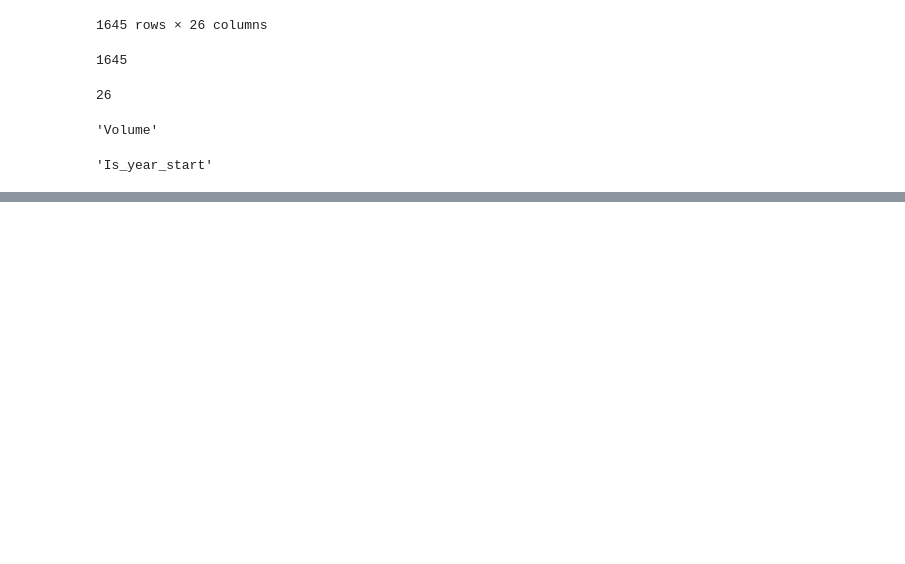
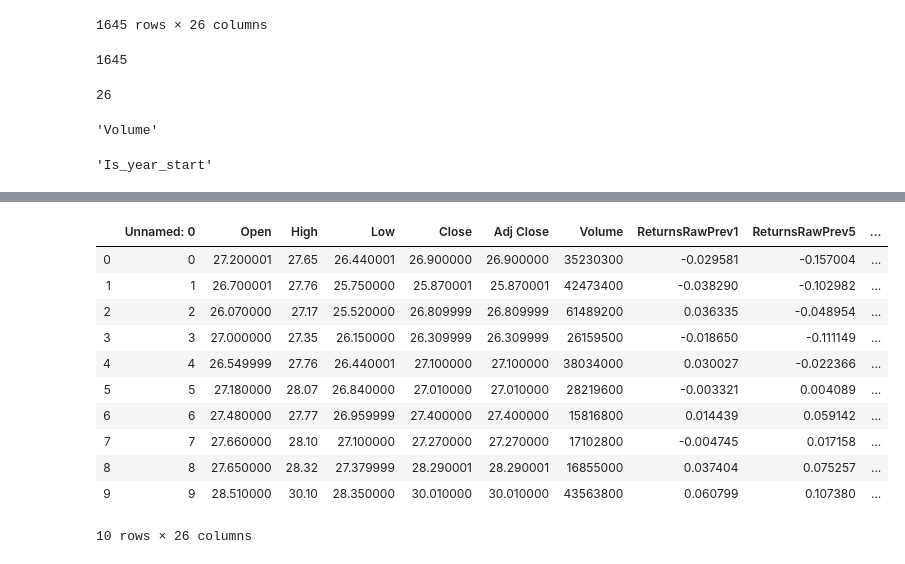
Before and after one commit to ax18031/ax18031_EMATM0048, a Jupyter notebook: Part3_folder/PART3.ipynb, the cells around one changed output, grey strips where cells are left out. Drawn from its saved outputs; the diff is of its cells as text; code cells hidden in the pictures; blank space fills up the shorter version.

```diff
--- a/Part3_folder/PART3.ipynb
+++ b/Part3_folder/PART3.ipynb
@@ -40,0 +64,15 @@ len(df.columns) #number of columns
+# %%
+df.head(10)
+# %% [output]
+|  | Unnamed: 0 | Open | High | Low | Close | Adj Close | Volume | ReturnsRawPrev1 | ReturnsRawPrev5 | ... |
+| 0 | 0 | 27.200001 | 27.65 | 26.440001 | 26.900000 | 26.900000 | 35230300 | -0.029581 | -0.157004 | ... |
+| 1 | 1 | 26.700001 | 27.76 | 25.750000 | 25.870001 | 25.870001 | 42473400 | -0.038290 | -0.102982 | ... |
+| 2 | 2 | 26.070000 | 27.17 | 25.520000 | 26.809999 | 26.809999 | 61489200 | 0.036335 | -0.048954 | ... |
+| 3 | 3 | 27.000000 | 27.35 | 26.150000 | 26.309999 | 26.309999 | 26159500 | -0.018650 | -0.111149 | ... |
+| 4 | 4 | 26.549999 | 27.76 | 26.440001 | 27.100000 | 27.100000 | 38034000 | 0.030027 | -0.022366 | ... |
+| 5 | 5 | 27.180000 | 28.07 | 26.840000 | 27.010000 | 27.010000 | 28219600 | -0.003321 | 0.004089 | ... |
+| 6 | 6 | 27.480000 | 27.77 | 26.959999 | 27.400000 | 27.400000 | 15816800 | 0.014439 | 0.059142 | ... |
+| 7 | 7 | 27.660000 | 28.10 | 27.100000 | 27.270000 | 27.270000 | 17102800 | -0.004745 | 0.017158 | ... |
+| 8 | 8 | 27.650000 | 28.32 | 27.379999 | 28.290001 | 28.290001 | 16855000 | 0.037404 | 0.075257 | ... |
+| 9 | 9 | 28.510000 | 30.10 | 28.350000 | 30.010000 | 30.010000 | 43563800 | 0.060799 | 0.107380 | ... |
+10 rows × 26 columns
```
Also changed, not shown: parts of 5 cells of this notebook.
